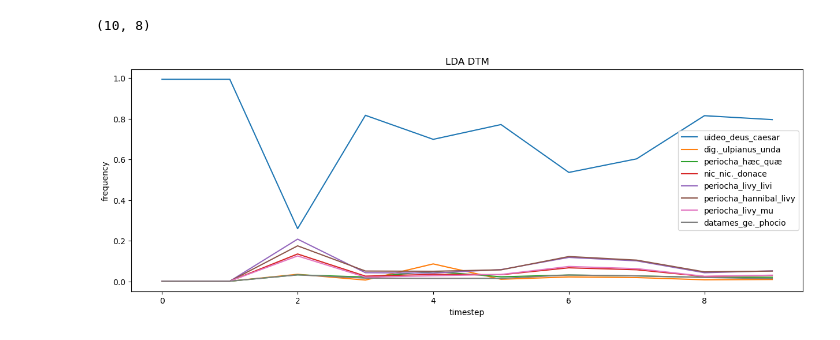
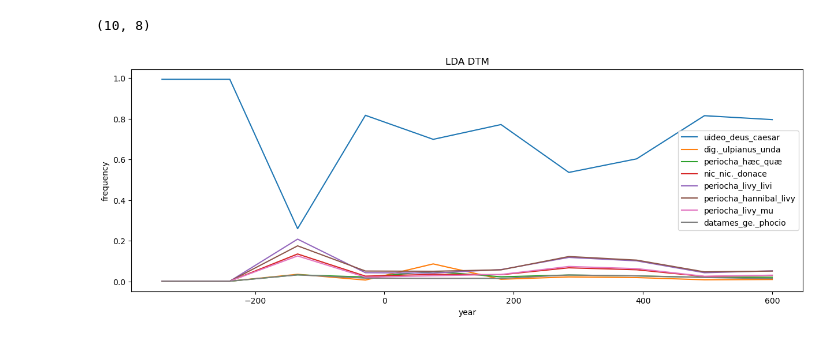
Before and after one commit to michaelpginn/latin-dynamic-topic-modeling, a Jupyter notebook: LDA.ipynb, the cells around one changed output. Cells and saved outputs as stored; diff of their text form; code cells hidden in the pictures.

```diff
--- a/LDA.ipynb
+++ b/LDA.ipynb
@@ -205,4 +210,9 @@ ldaseq.print_topics()
   ('ablativus', 0.002041268431382589),
   ('numerarios', 0.002032245280675575)]]
 # %%
-test = LdaSeqModel.load(temp_file)
+from gensim.models import LdaSeqModel
+from gensim.test.utils import datapath
+
+# Load a saved model
+temp_file = datapath("ldaseq")
+ldaseq = LdaSeqModel.load(temp_file)
@@ -252,19 +243,23 @@ topic_data.shape
 (10, 8)
 # %%
 import matplotlib.pyplot as plt
-x = range(10)
+
+# Create the x axis values
+# We multiply by 10 and then divide because range doesn't support non-integer steps
+x = [val/10 for val in range(-4490 + 1049, 6000 + 1049, 1049)]
 
 plt.rcParams["figure.figsize"] = (15,5)
 
+# Plot each topic's frequency over time
 for topic in range(8):
     label = ldaseq.print_topics()[topic]
     label = '_'.join([term[0] for term in label[:3]])
     plt.plot(x, topic_data[:,topic], label=label)
 
 plt.legend()
-plt.xlabel('timestep')
+plt.xlabel('year')
 plt.ylabel('frequency')
 plt.title('LDA DTM')
 plt.show()
 # %% [output]
-[figure, old version]
+[figure, new version]
```
Also changed, not shown: parts of 11 cells of this notebook, 1 other file.
